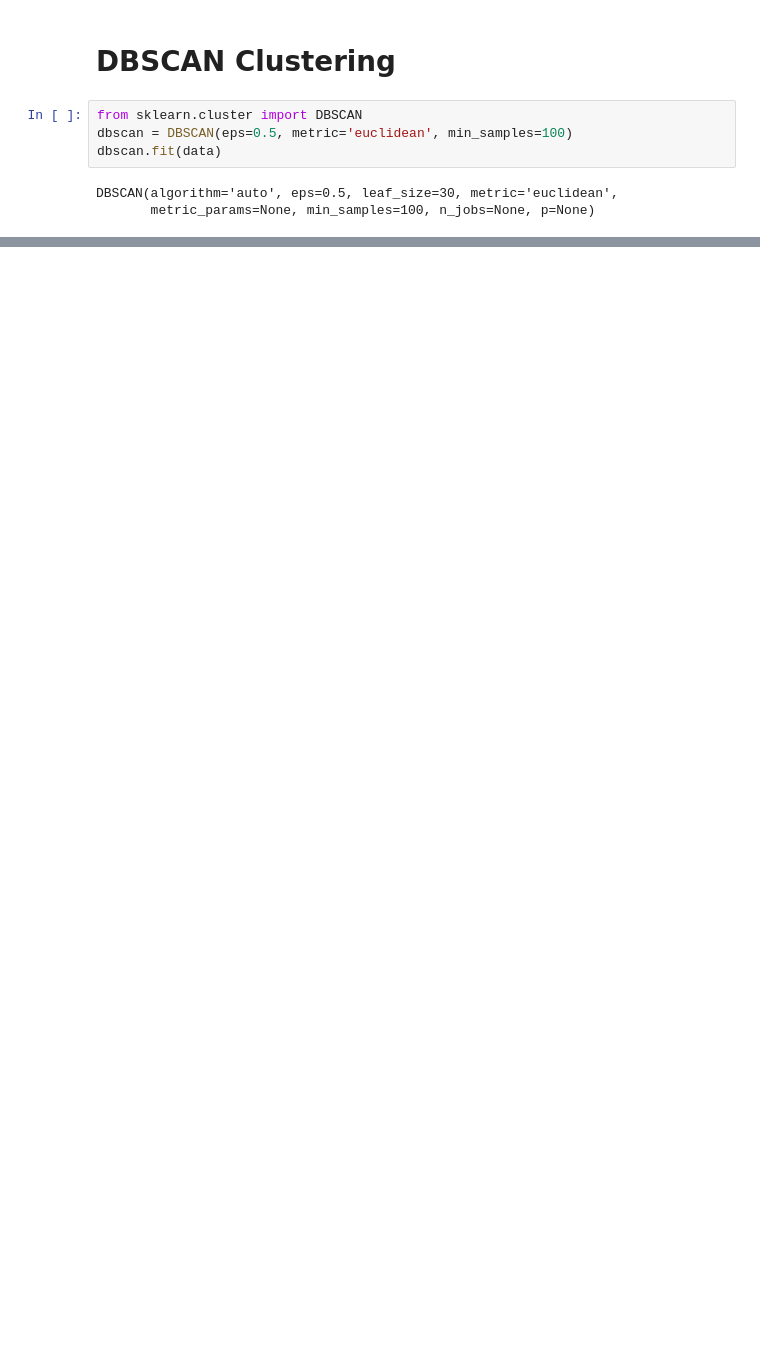
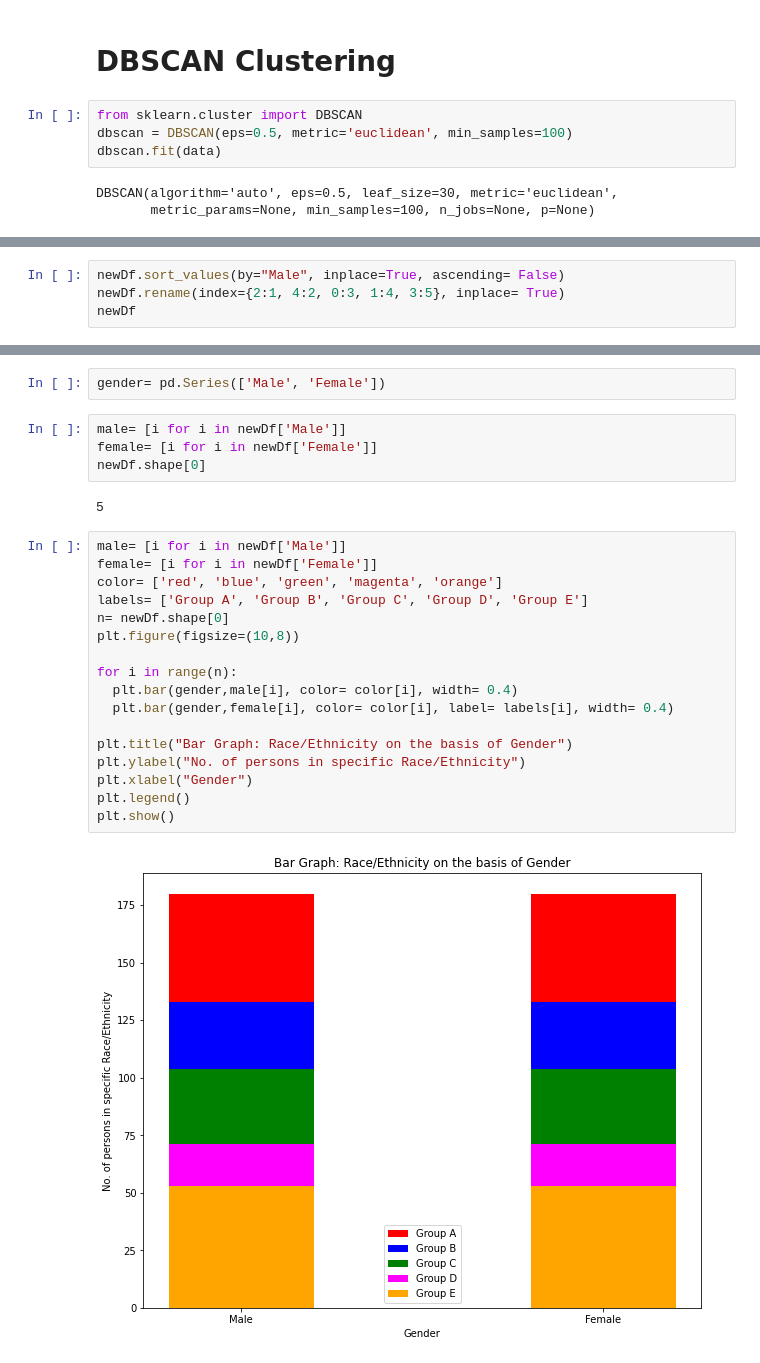
Before and after one commit to vik-sin/Students-Performance, a Jupyter notebook: StudentsPerformance.ipynb, the cells around one changed output, grey strips where cells are left out. Cells and saved outputs as stored; diff of their text form; blank space fills up the shorter version.

```diff
--- a/StudentsPerformance.ipynb
+++ b/StudentsPerformance.ipynb
@@ -171,0 +240,4 @@ plt.show()
+# %%
+newDf.sort_values(by="Male", inplace=True, ascending= False)
+newDf.rename(index={2:1, 4:2, 0:3, 1:4, 3:5}, inplace= True)
+newDf
@@ -171,0 +251,27 @@ plt.show()
+# %%
+gender= pd.Series(['Male', 'Female'])
+# %%
+male= [i for i in newDf['Male']]
+female= [i for i in newDf['Female']]
+newDf.shape[0]
+# %% [output]
+5
+# %%
+male= [i for i in newDf['Male']]
+female= [i for i in newDf['Female']]
+color= ['red', 'blue', 'green', 'magenta', 'orange']
+labels= ['Group A', 'Group B', 'Group C', 'Group D', 'Group E']
+n= newDf.shape[0]
+plt.figure(figsize=(10,8))
+
+for i in range(n):
+  plt.bar(gender,male[i], color= color[i], width= 0.4)
+  plt.bar(gender,female[i], color= color[i], label= labels[i], width= 0.4)
+
+plt.title("Bar Graph: Race/Ethnicity on the basis of Gender")
+plt.ylabel("No. of persons in specific Race/Ethnicity")
+plt.xlabel("Gender")
+plt.legend()
+plt.show()
+# %% [output]
+[figure, added]
```
Also changed, not shown: parts of 17 cells of this notebook.
